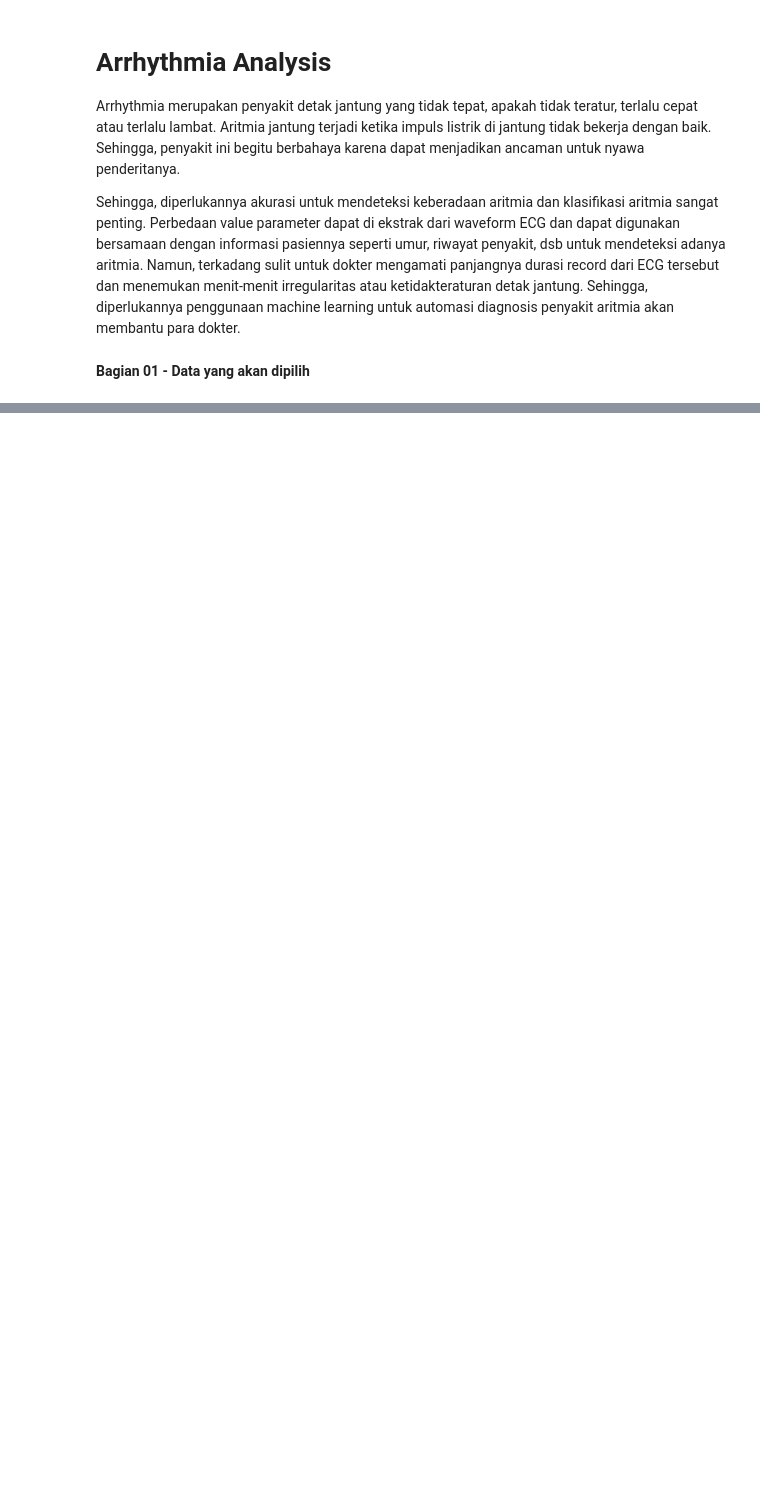
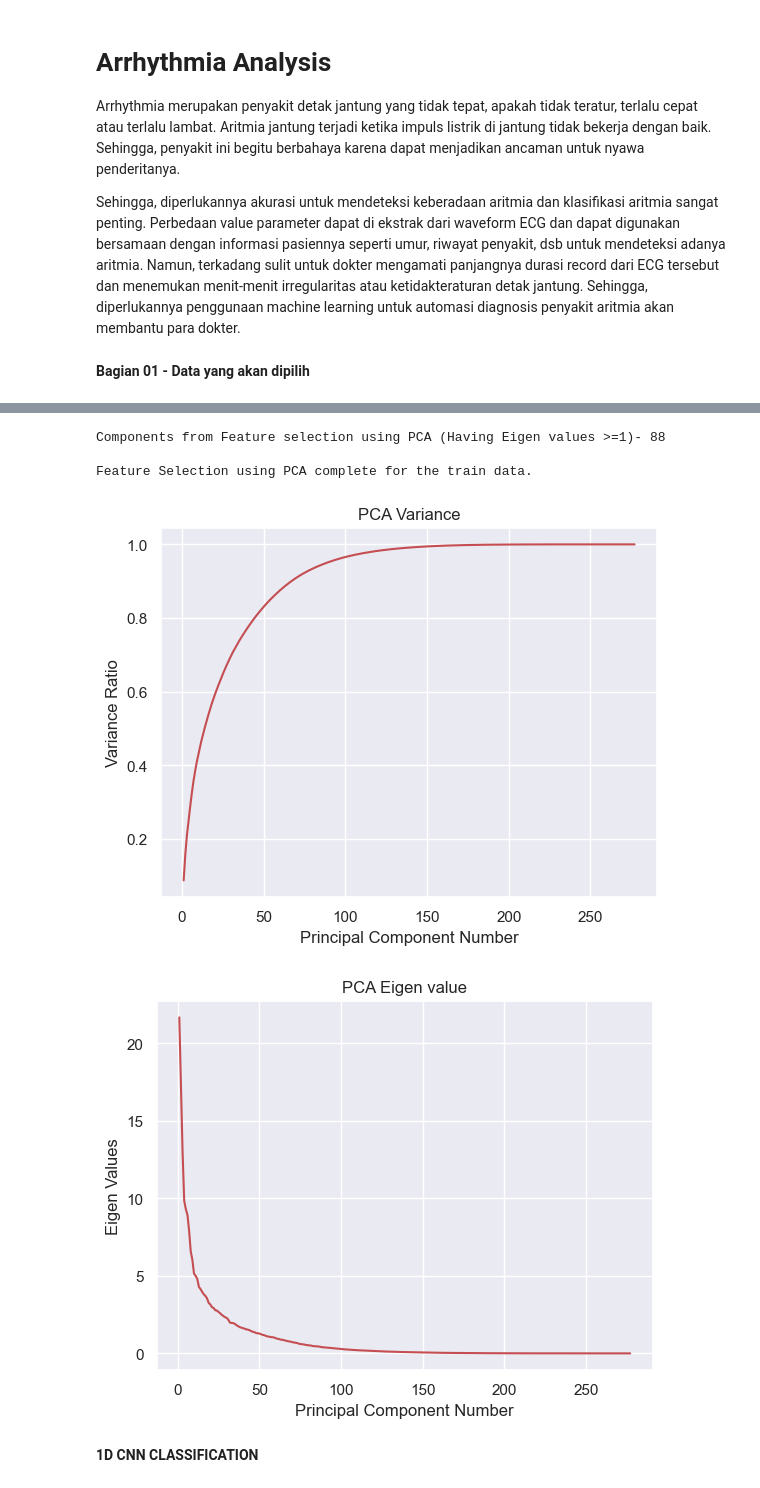
Before and after one commit to Kamize/Arrhythmia-Analysis, a Jupyter notebook: Arrhythmia-unsupervised-learning_Talitha Nabila-1301204516.ipynb, the cells around one changed output, grey strips where cells are left out. Saved outputs shown, nothing was run; the diff lists cells and outputs as text; code cells hidden in the pictures; blank space fills up the shorter version.

```diff
--- a/Arrhythmia-unsupervised-learning_Talitha Nabila-1301204516.ipynb
+++ b/Arrhythmia-unsupervised-learning_Talitha Nabila-1301204516.ipynb
@@ -25,0 +129,16 @@ FileNotFoundError: ignored
+# %%
+#Menghilangkan atribut yang memiliki lebih 40% data kosong
+thresh = len(df_data) * 0.4
+df_data.dropna(thresh = thresh, axis = 1, inplace=True)
+# %%
+#Mereplace data kosong
+#imputing sisa data kosong menggunaakn median dari nilai pada kolom
+imp_mean = SimpleImputer(missing_values=np.NaN, strategy='median')
+imputer = imp_mean.fit(df_data)
+df_imp = imputer.transform(df_data)
+df_data = pd.DataFrame(df_imp)
+# %%
+#Scaling Attribute
+std_scaler = StandardScaler()
+x_scaled = std_scaler.fit_transform(df_data.values)
+df_data = pd.DataFrame(x_scaled, index = df_data.index)
@@ -25,0 +151,4 @@ FileNotFoundError: ignored
+# %%
+X_train, X_test, Y_train, Y_test = train_test_split(df_data, df_class, test_size=0.3, shuffle = True, stratify = df_class, random_state=43)
+
+print(X_train.shape, Y_train.shape, X_test.shape, Y_test.shape)
@@ -25,0 +192,50 @@ FileNotFoundError: ignored
+# %%
+# Implementation of PCA
+pca_dict = {}
+eigen_dict = {}
+for n_comp in df_data.columns:
+    pca = PCA(n_components=n_comp)
+    temp_train_pca = pca.fit_transform(X_train)
+    temp_test_pca = pca.transform(X_test)
+    eigen_values = pca.explained_variance_[:n_comp]
+
+    if n_comp > 0:
+        #print (n_comp,pca.explained_variance_ratio_.sum(),eigen_values)[-1])
+        pca_dict[n_comp] = pca.explained_variance_ratio_.sum()
+        eigen_dict[n_comp] = eigen_values[-1]
+
+f = plt.figure(1)
+f.patch.set_facecolor('white')
+plt.title('PCA Variance')
+plt.xlabel('Principal Component Number')
+plt.ylabel('Variance Ratio')
+plt.plot(list(pca_dict.keys()),list(pca_dict.values()),'r')
+f.show()
+
+g = plt.figure(2)
+g.patch.set_facecolor('white')
+plt.title('PCA Eigen value')
+plt.xlabel('Principal Component Number')
+plt.ylabel('Eigen Values')
+plt.plot(list(eigen_dict.keys()),list(eigen_dict.values()),'r')
+g.show()
+
+# Selecting components with Eigen value greater than 1 from the list
+#pca_comp_eigen = max([key for key,val in eigen_dict.items() if val >= 1])
+pca_comp_eigen = max([key for key,val in pca_dict.items() if val < 0.95])
+
+print('Components from Feature selection using PCA (Having Eigen values >=1)- ' + str(pca_comp_eigen) + '\n')
+
+# Performing PCA for the train data with the fixed components
+pca = PCA(n_components=pca_comp_eigen)
+X_train_pca = pca.fit_transform(X_train)
+X_test_pca = pca.transform(X_test)
+print('Feature Selection using PCA complete for the train data.\n\n')
+# %% [output]
+Components from Feature selection using PCA (Having Eigen values >=1)- 88
+
+Feature Selection using PCA complete for the train data.
+[figure, added]
+[figure, added]
+# %% [markdown]
+**1D CNN CLASSIFICATION**
```
Also changed, not shown: parts of 28 cells of this notebook, 10 other files.
